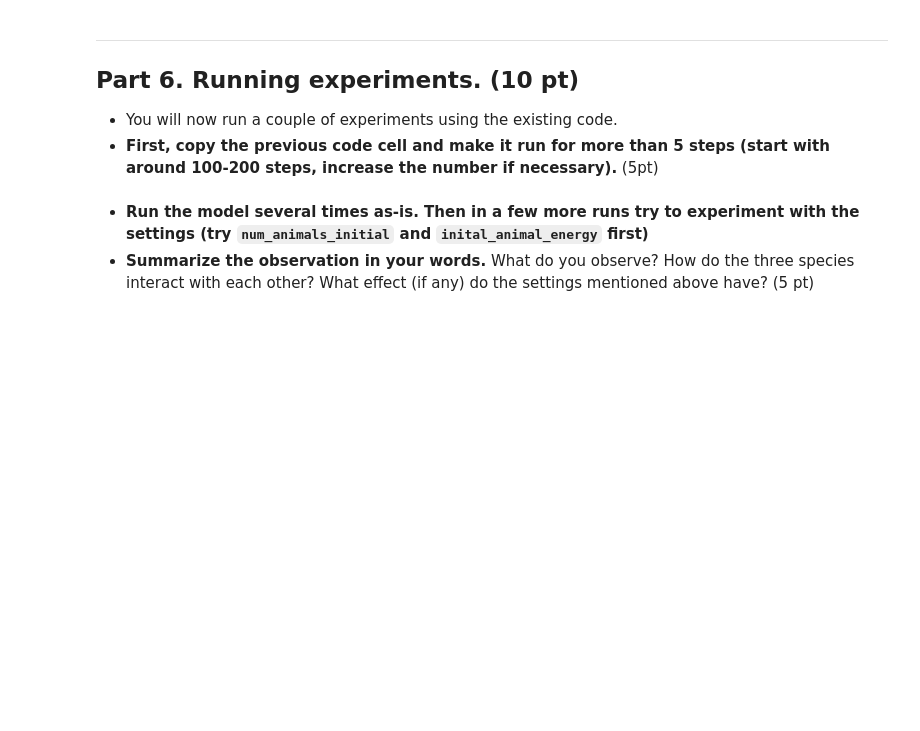
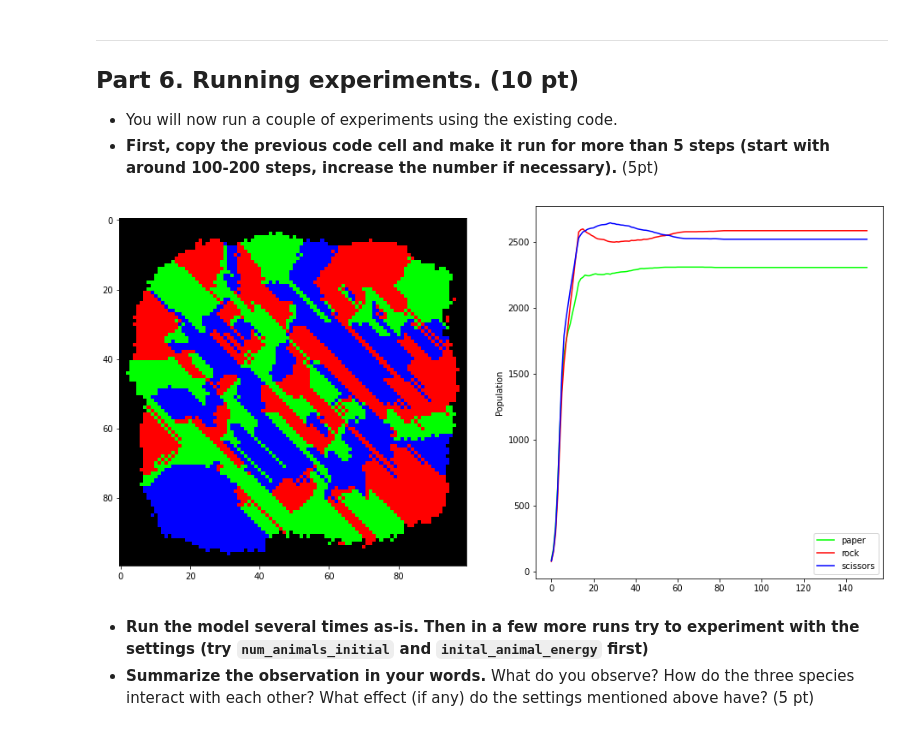
Before and after one commit to zimbot13/cmse202-f21-turnin, a Jupyter notebook: hw-03/HW-03_OOP+ABM-zimbot13.ipynb, the cells around one changed output. Drawn from its saved outputs; the diff is of its cells as text; code cells hidden in the pictures; blank space fills up the shorter version.

```diff
--- a/hw-03/HW-03_OOP+ABM-zimbot13.ipynb
+++ b/hw-03/HW-03_OOP+ABM-zimbot13.ipynb
@@ -837,14 +836,32 @@ Take a moment to save your notebook, commit the changes to your Git repository u
 # %%
 ### your code here
 
 env = Environment(
         animal_kinds = [Rock_Animal, Paper_Animal, Scissors_Animal],
-        num_animals_initial=200,
+        num_animals_initial=250,
         size_x=100, size_y=100,
         padding=15,
-        inital_animal_energy=10000)
+        inital_animal_energy=9000)
 
 # <.... add the remaining code here ....>
+
+for d in range(150):
+    clear_output(wait=True)
+
+    fig = plt.figure(figsize=(16, 8))
+    ax = fig.add_subplot(121)
+    bx = fig.add_subplot(122)
+
+    ## call the roaming method and then draw here
+    env.life_cycle()
+    env.draw_grid(ax)
+    env.draw_population(bx)
+
+    plt.show()
+
+    time.sleep(0.001)
+# %% [output]
+[figure, added]
 # %% [markdown]
 - **Run the model several times as-is. Then in a few more runs try to experiment with the settings (try `num_animals_initial` and `inital_animal_energy` first)**
 - **Summarize the observation in your words.** What do you observe? How do the three species interact with each other? What effect (if any) do the settings mentioned above have? (5 pt)
```
Also changed, not shown: parts of 7 cells of this notebook.
